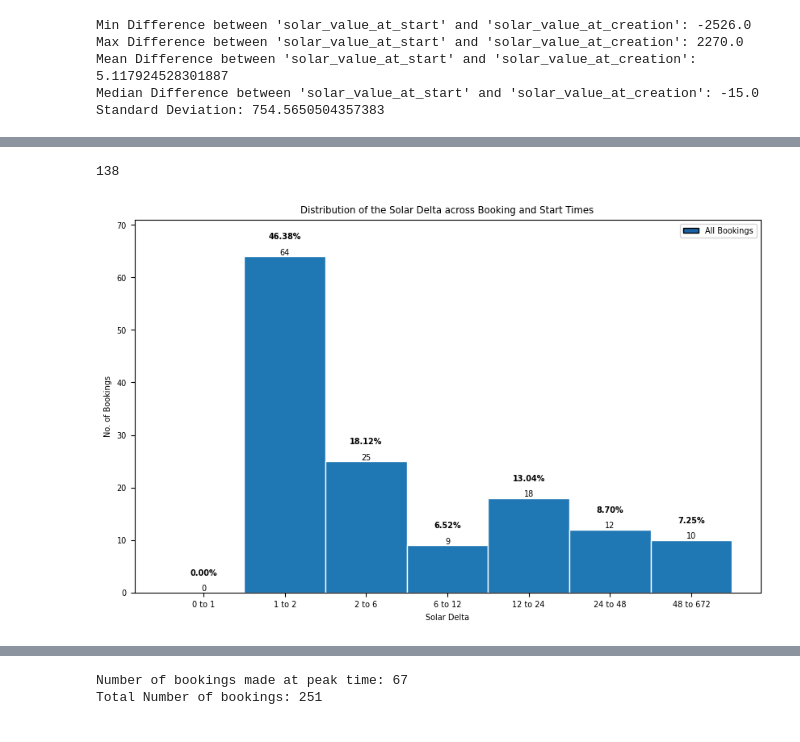
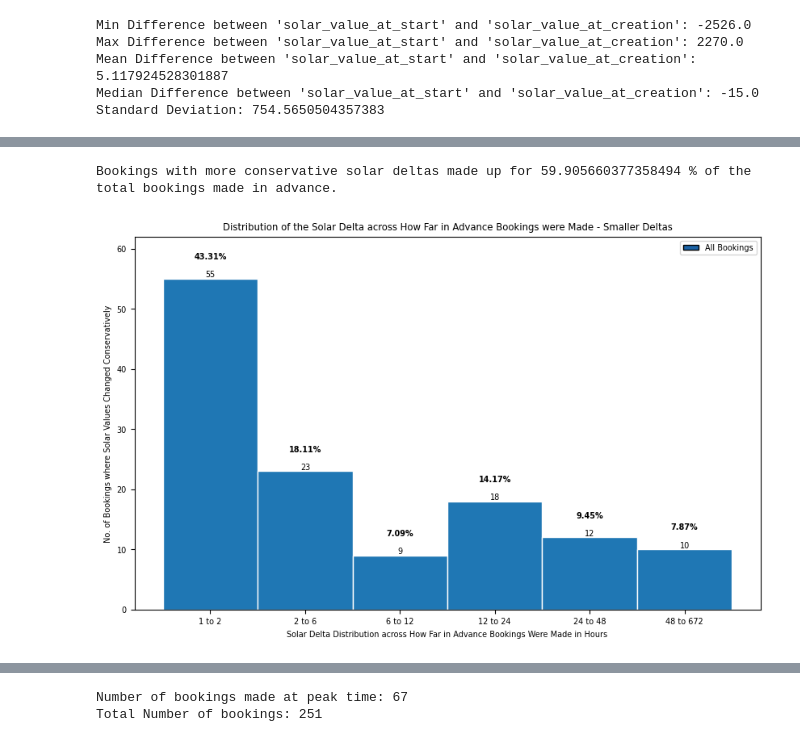
Before and after one commit to SoniaNkt/SolarCoordinationAnalysis, a Jupyter notebook: Booking Analyses.ipynb, the cells around one changed output, grey strips where cells are left out. Cells and saved outputs as stored; diff of their text form; code cells hidden in the pictures.

```diff
--- a/Booking Analyses.ipynb
+++ b/Booking Analyses.ipynb
@@ -699,7 +699,7 @@ ax.set_xlabel("Solar Delta")
 ax.set_ylabel("No. of Bookings")
 
 # Add the title to the histogram
-ax.set_title("Distribution of the Solar Delta across Booking and Start Times")
+ax.set_title("Distribution of the Solar Delta across Bookings and Hour or More in Advance")
 
 # Create legend with hex colors
 handles = [Rectangle((0, 0), 1, 1, color="#1b62a5", ec="k")]
@@ -736,16 +736,20 @@ plt.show()
 plt.rcParams.update({'font.size': 7})
 
 # Bookings made - an hour or more in advance - with solar deltas between the absolute values of 500 and 2600
-advance_bookings_with_large_solar_deltas = advance_bookings[(abs(advance_bookings['solar_value_differences']) >= 500) & (abs(advance_bookings['solar_value_differences']) <= 2600)]
+advance_bookings_with_large_solar_deltas = advance_bookings[(abs(advance_bookings['solar_value_differences']) > 500) & (abs(advance_bookings['solar_value_differences']) <= 2600)]
 # print(len(advance_bookings_with_large_solar_deltas))
+# print(len(advance_bookings))
+
+print("Bookings with a large solar delta made up for",(len(advance_bookings_with_large_solar_deltas)/len(advance_bookings))*100, "% of the total bookings made in advance.")
+
 
 # with pd.option_context('display.max_rows', None):
 #     display(advance_bookings_with_large_solar_deltas)
 
-# bins=[<1h,<2h,<6h,<12h,<24h,<48h,>48h-4w]
-bins=[0,1,2,6,12,24,48,48*14]
+# bins=[>1h,<2h,<6h,<12h,<24h,<48h,>48h-4w]
+bins=[1,2,6,12,24,48,48*14]
 
-# make bookings histogram
+# make bookings with large solar deltas histogram
 hist, bin_edges = np.histogram(advance_bookings_with_large_solar_deltas['diff'],bins)
 
 fig, ax = plt.subplots(figsize=(10, 6))  # Adjust the figure size
@@ -759,11 +763,11 @@ ax.set_xticks([i for i, j in enumerate(hist)])
 # Set the xticklabels to a string that tells us what the bin edges were
 ax.set_xticklabels(['{} to {}'.format(bins[i], bins[i+1]) for i, j in enumerate(hist)])
 
-ax.set_xlabel("Solar Delta")
-ax.set_ylabel("No. of Bookings")
+ax.set_xlabel("Solar Delta Distribution across Advance Bookings")
+ax.set_ylabel("No. of Bookings where Solar Values Changed Significantly")
 
 # Add the title to the histogram
-ax.set_title("Distribution of the Solar Delta across Booking and Start Times")
+ax.set_title("Distribution of Large Solar Deltas across How Far in Advance Bookings were Made")
 
 # Create legend with hex colors
 handles = [Rectangle((0, 0), 1, 1, color="#1b62a5", ec="k")]
@@ -817,14 +804,19 @@ plt.show()
 plt.rcParams.update({'font.size': 7})
 
 # Bookings made - an hour or more in advance - with solar deltas between the absolute values of 0 and 500
-advance_bookings_with_smaller_solar_deltas = advance_bookings[(abs(advance_bookings['solar_value_differences']) >= 0) & (abs(advance_bookings['solar_value_differences']) <= 500)]
-print(len(advance_bookings_with_smaller_solar_deltas))
+advance_bookings_with_smaller_solar_deltas = advance_bookings[(abs(advance_bookings['solar_value_differences']) > 0) & (abs(advance_bookings['solar_value_differences']) <= 500)]
+# print(len(advance_bookings_with_smaller_solar_deltas))
+# print(len(advance_bookings))
+
+print("Bookings with more conservative solar deltas made up for",(len(advance_bookings_with_smaller_solar_deltas)/len(advance_bookings))*100, "% of the total bookings made in advance.")
+
+
 
 # with pd.option_context('display.max_rows', None):
 #     display(advance_bookings_with_large_solar_deltas)
 
-# bins=[<1h,<2h,<6h,<12h,<24h,<48h,>48h-4w]
-bins=[0,1,2,6,12,24,48,48*14]
+# bins=[>1h,<2h,<6h,<12h,<24h,<48h,>48h-4w]
+bins=[1,2,6,12,24,48,48*14]
 
 # make bookings histogram
 hist, bin_edges = np.histogram(advance_bookings_with_smaller_solar_deltas['diff'],bins)
@@ -840,38 +832,39 @@ ax.set_xticks([i for i, j in enumerate(hist)])
 # Set the xticklabels to a string that tells us what the bin edges were
 ax.set_xticklabels(['{} to {}'.format(bins[i], bins[i+1]) for i, j in enumerate(hist)])
 
-ax.set_xlabel("Solar Delta")
-ax.set_ylabel("No. of Bookings")
+ax.set_xlabel("Solar Delta Distribution across How Far in Advance Bookings Were Made in Hours")
+ax.set_ylabel("No. of Bookings where Solar Values Changed Conservatively")
 
 # Add the title to the histogram
-ax.set_title("Distribution of the Solar Delta across Booking and Start Times")
+ax.set_title("Distribution of the Solar Delta across How Far in Advance Bookings were Made - Smaller Deltas")
+
 
 # Create legend with hex colors
 handles = [Rectangle((0, 0), 1, 1, color="#1b62a5", ec="k")]
 
 labels = ["All Bookings"]
 plt.legend(handles, labels)
 
 # Calculate the total number of bookings for percentage calculation
 total_bookings = len(advance_bookings_with_smaller_solar_deltas)
 
 # Add the y-axis value at the top of each bin - all group 4 bookings
 for i, bar in enumerate(bars):
     height = bar.get_height() #this is the value each bin corresponds to
 
     # Add the y-axis value at the top of each bin
     ax.text(bar.get_x() + bar.get_width() / 2, height, str(int(height)), ha='center', va='bottom')
 
     # Calculate and display the percentage
     percentage = (height / total_bookings) * 100
     ax.text(bar.get_x() + bar.get_width() / 2, height + 3, f"{percentage:.2f}%", ha='center', va='bottom', fontweight='bold')
 
 # Extend the y-axis by setting the minimum and maximum limits
 min_y = 0
 max_y = max(hist) + 7  # Add some extra space above the highest bar
 ax.set_ylim(min_y, max_y)
 
 plt.show()
 # %% [output]
-138
+Bookings with more conservative solar deltas made up for 59.905660377358494 % of the total bookings made in advance.
-[figure, old version]
+[figure, new version]
```
Also changed, not shown: parts of 3 cells of this notebook.
